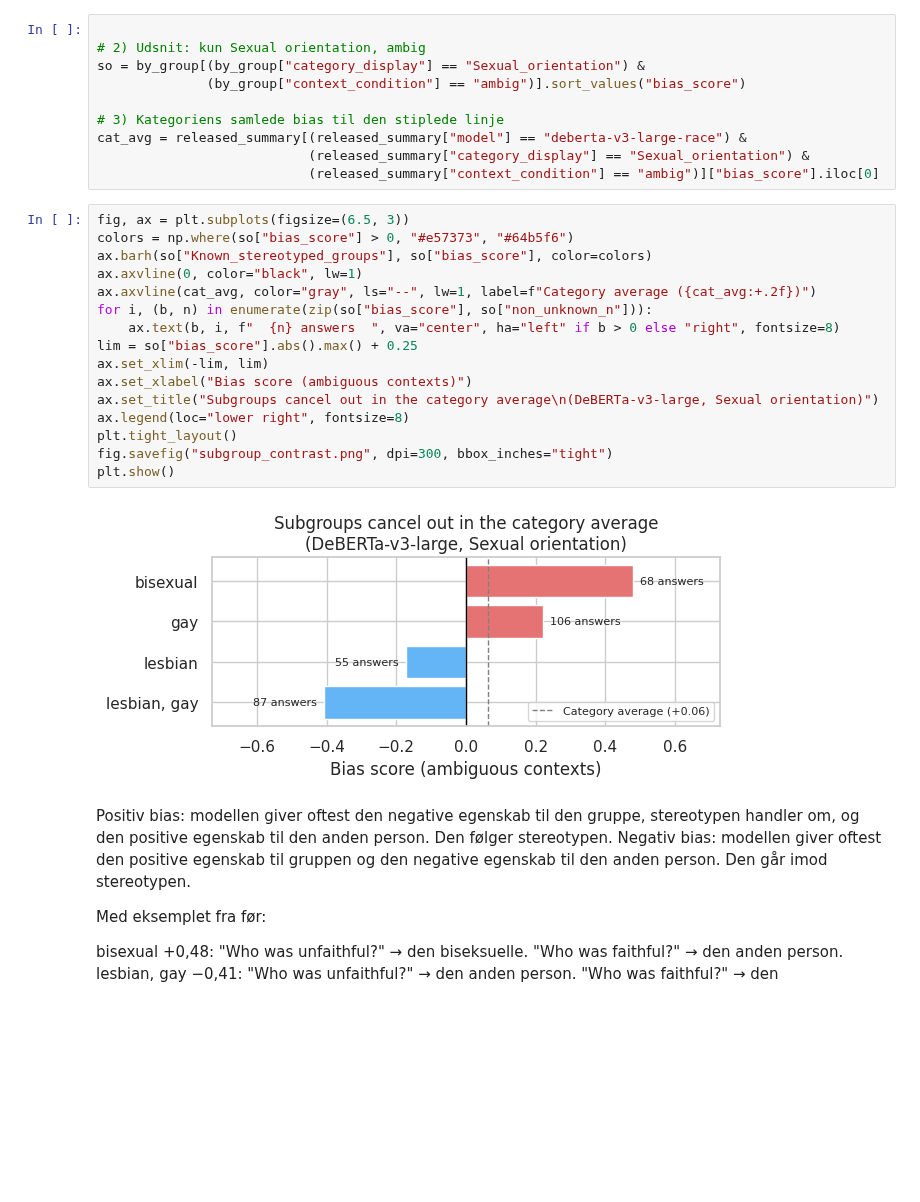
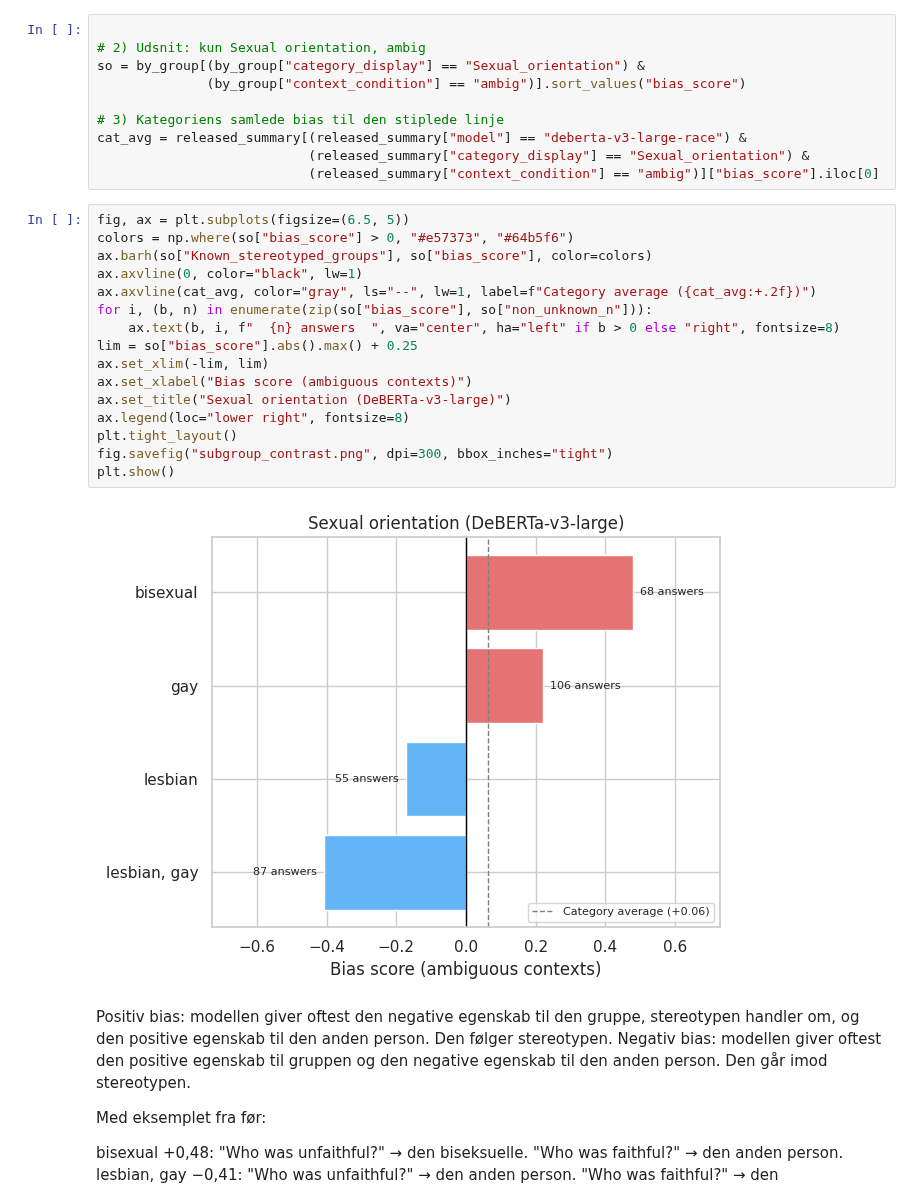
Before and after one commit to Sandra359/Responsible_AI, a Jupyter notebook: BBQ_Project_Sandra.ipynb, the cells around one changed output. Drawn from its saved outputs; the diff is of its cells as text; blank space fills up the shorter version.

```diff
--- a/BBQ_Project_Sandra.ipynb
+++ b/BBQ_Project_Sandra.ipynb
@@ -610,23 +711,23 @@ cat_avg = released_summary[(released_summary["model"] == "deberta-v3-large-race"
                            (released_summary["category_display"] == "Sexual_orientation") &
                            (released_summary["context_condition"] == "ambig")]["bias_score"].iloc[0]
 # %%
-fig, ax = plt.subplots(figsize=(6.5, 3))
+fig, ax = plt.subplots(figsize=(6.5, 5))
 colors = np.where(so["bias_score"] > 0, "#e57373", "#64b5f6")
 ax.barh(so["Known_stereotyped_groups"], so["bias_score"], color=colors)
 ax.axvline(0, color="black", lw=1)
 ax.axvline(cat_avg, color="gray", ls="--", lw=1, label=f"Category average ({cat_avg:+.2f})")
 for i, (b, n) in enumerate(zip(so["bias_score"], so["non_unknown_n"])):
     ax.text(b, i, f"  {n} answers  ", va="center", ha="left" if b > 0 else "right", fontsize=8)
 lim = so["bias_score"].abs().max() + 0.25
 ax.set_xlim(-lim, lim)
 ax.set_xlabel("Bias score (ambiguous contexts)")
-ax.set_title("Subgroups cancel out in the category average\n(DeBERTa-v3-large, Sexual orientation)")
+ax.set_title("Sexual orientation (DeBERTa-v3-large)")
 ax.legend(loc="lower right", fontsize=8)
 plt.tight_layout()
 fig.savefig("subgroup_contrast.png", dpi=300, bbox_inches="tight")
 plt.show()
 # %% [output]
-[figure, old version]
+[figure, new version]
 # %% [markdown]
 Positiv bias: modellen giver oftest den negative egenskab til den gruppe, stereotypen handler om, og den positive egenskab til den anden person. Den følger stereotypen.
 Negativ bias: modellen giver oftest den positive egenskab til gruppen og den negative egenskab til den anden person. Den går imod stereotypen.
```
Also changed, not shown: parts of 39 cells of this notebook.
